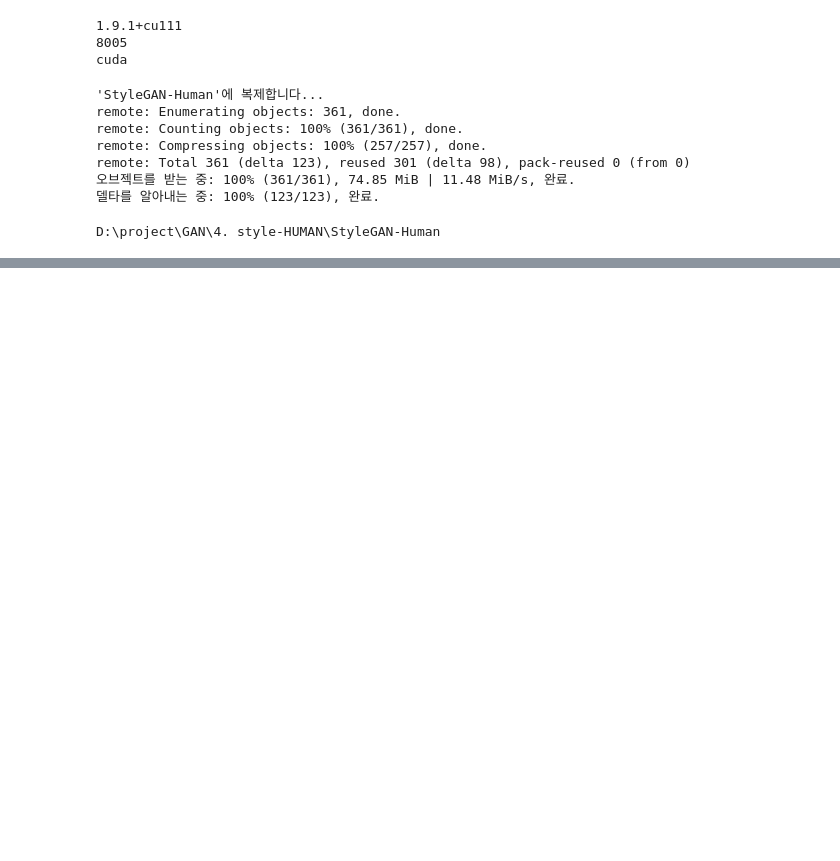
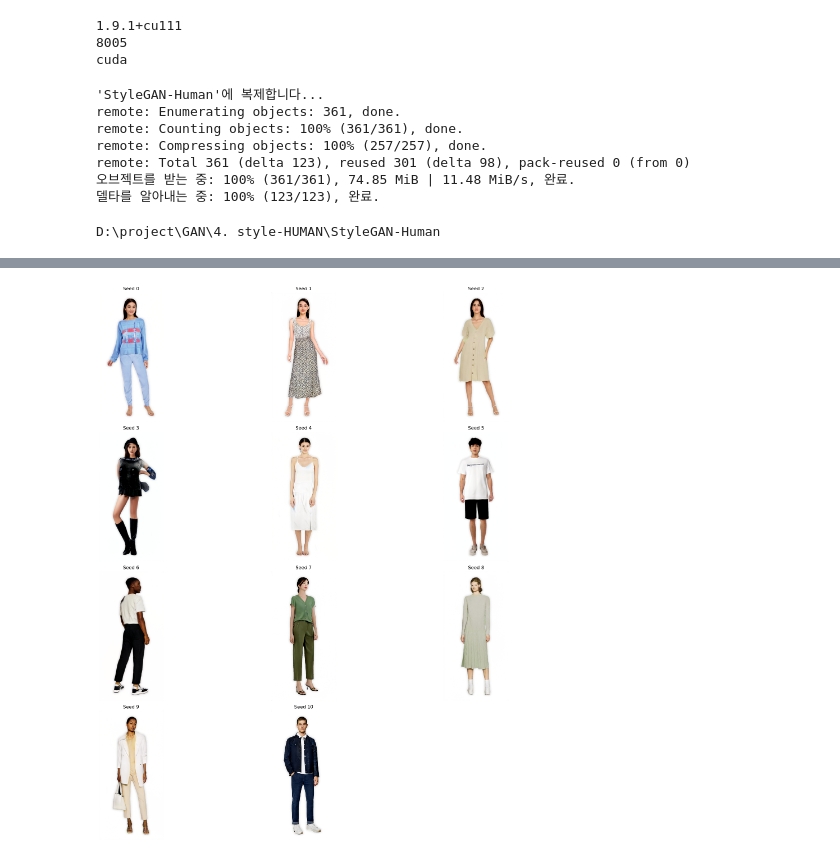
Before and after one commit to KimDeokHwi/Project_GAN, a Jupyter notebook: 4. style-HUMAN/style-human.ipynb, the cells around one changed output, grey strips where cells are left out. Drawn from its saved outputs; the diff is of its cells as text; code cells hidden in the pictures; blank space fills up the shorter version.

```diff
--- a/4. style-HUMAN/style-human.ipynb
+++ b/4. style-HUMAN/style-human.ipynb
@@ -72,0 +114,24 @@ D:\project\GAN\4. style-HUMAN\StyleGAN-Human
+# %%
+import os
+import matplotlib.pyplot as plt
+from PIL import Image
+
+# 이미지가 저장된 디렉토리 경로
+image_dir = '../result_1024'
+
+# 디렉토리 내의 모든 이미지 파일 가져오기
+image_files = [f for f in os.listdir(image_dir) if f.endswith('.png')]
+
+# 이미지 표시
+plt.figure(figsize=(20, 20))
+for i, image_file in enumerate(image_files):
+    img = Image.open(os.path.join(image_dir, image_file))
+    plt.subplot(4, 3, i+1)
+    plt.imshow(img)
+    plt.axis('off')
+    plt.title(f'Seed {i}')
+
+plt.tight_layout()
+plt.show()
+# %% [output]
+[figure, added]
```
Also changed, not shown: parts of 3 cells of this notebook.
